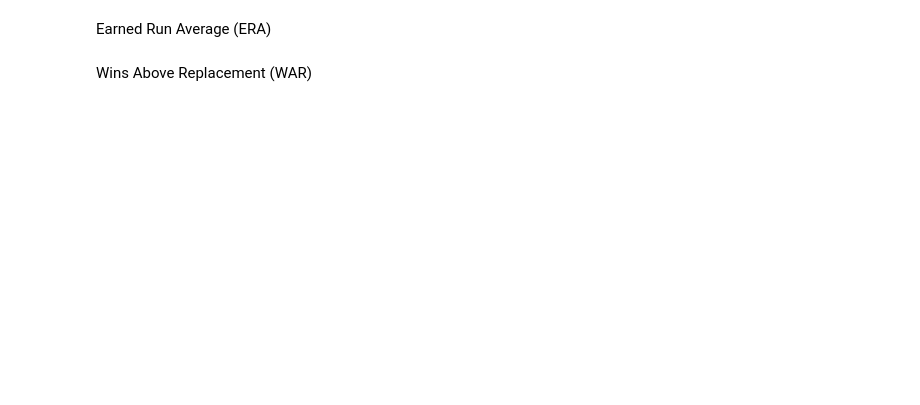
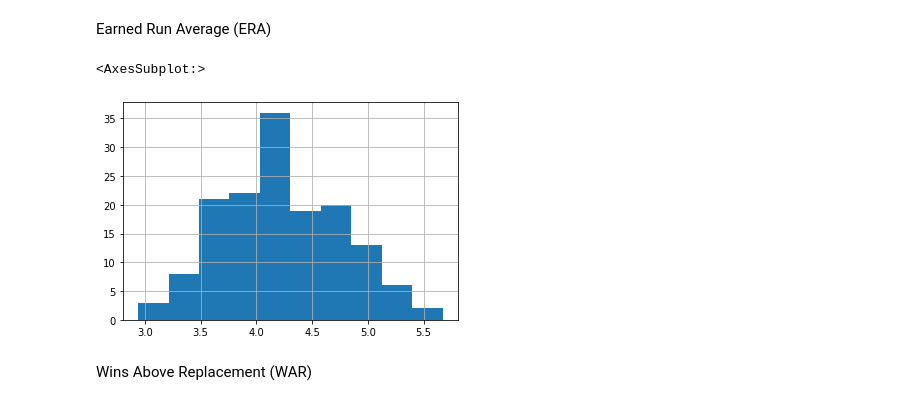
Before and after one commit to rgu6/Rachael-Gu, a Jupyter notebook: lab_regression/lab_regression.ipynb, the cells around one changed output. Saved outputs shown, nothing was run; the diff lists cells and outputs as text; code cells hidden in the pictures; blank space fills up the shorter version.

```diff
--- a/lab_regression/lab_regression.ipynb
+++ b/lab_regression/lab_regression.ipynb
@@ -122,6 +160,10 @@ Wins(W)
 Earned Run Average (ERA)
 # %%
 #Code for Histogram
+MLB["ERA"].hist()
+# %% [output]
+<AxesSubplot:>
+[figure, added]
 # %% [markdown]
 Wins Above Replacement (WAR)
 # %%
```
Also changed, not shown: parts of 42 cells of this notebook, 2 other files.
